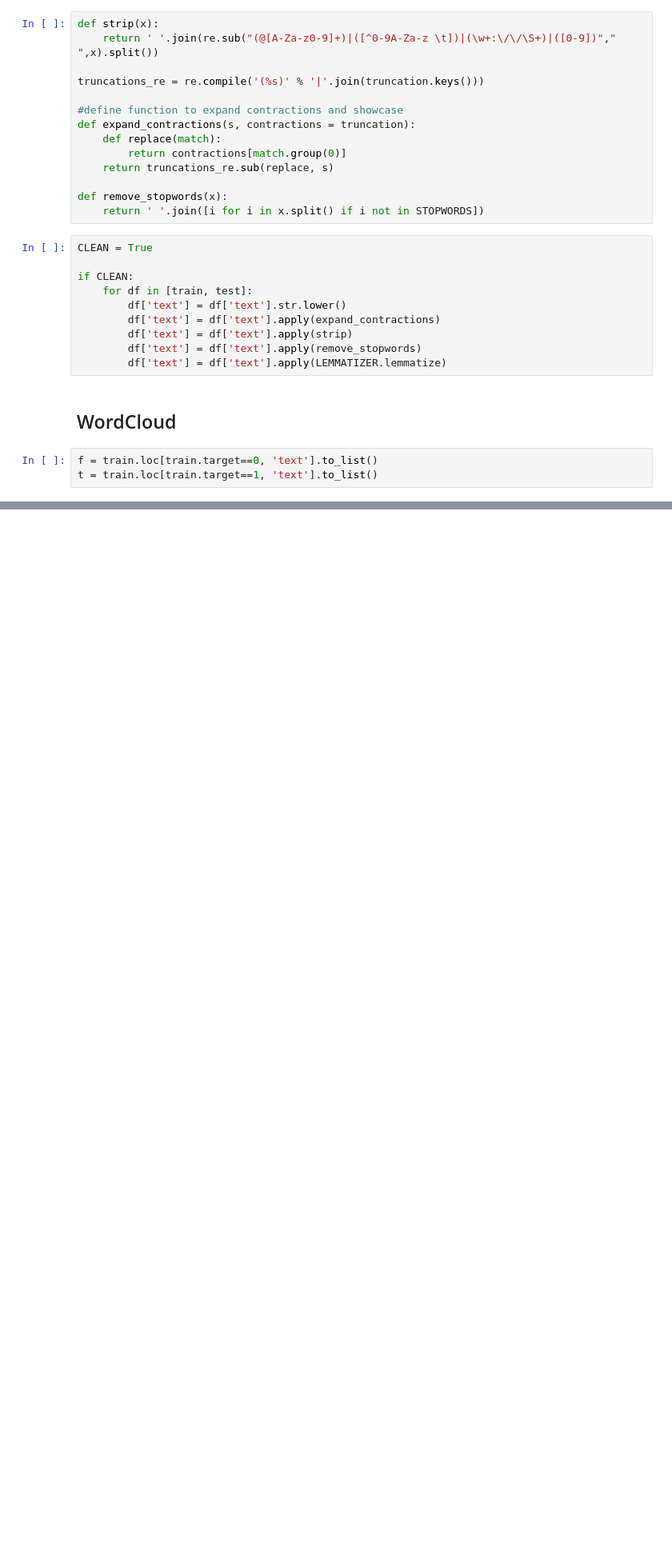
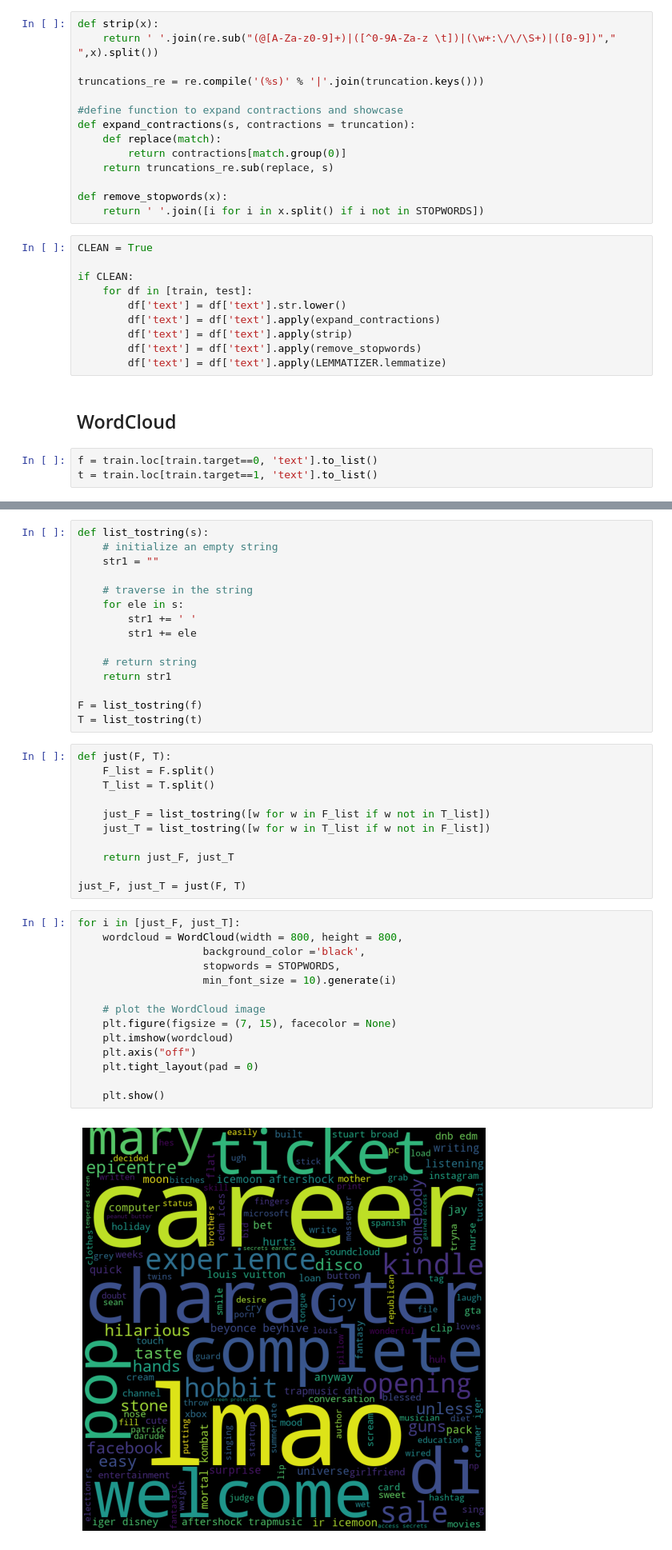
Before and after one commit to wongxingyik/Kaggle-NLP-with-Disaster-Tweet, a Jupyter notebook: notebook/Text Analysis with NLTK.ipynb, the cells around one changed output, grey strips where cells are left out. Shown: that part at 80% size. Drawn from its saved outputs; the diff is of its cells as text; blank space fills up the shorter version.

```diff
--- a/notebook/Text Analysis with NLTK.ipynb
+++ b/notebook/Text Analysis with NLTK.ipynb
@@ -81,0 +62,42 @@ for i in [f, t]:
+# %%
+def list_tostring(s):
+    # initialize an empty string
+    str1 = ""
+
+    # traverse in the string
+    for ele in s:
+        str1 += ' '
+        str1 += ele
+
+    # return string
+    return str1
+
+F = list_tostring(f)
+T = list_tostring(t)
+# %%
+def just(F, T):
+    F_list = F.split()
+    T_list = T.split()
+
+    just_F = list_tostring([w for w in F_list if w not in T_list])
+    just_T = list_tostring([w for w in T_list if w not in F_list])
+
+    return just_F, just_T
+
+just_F, just_T = just(F, T)
+# %%
+for i in [just_F, just_T]:
+    wordcloud = WordCloud(width = 800, height = 800,
+                    background_color ='black',
+                    stopwords = STOPWORDS,
+                    min_font_size = 10).generate(i)
+
+    # plot the WordCloud image
+    plt.figure(figsize = (7, 15), facecolor = None)
+    plt.imshow(wordcloud)
+    plt.axis("off")
+    plt.tight_layout(pad = 0)
+
+    plt.show()
+# %% [output]
+[figure, added]
```
Also changed, not shown: parts of 5 cells of this notebook.
